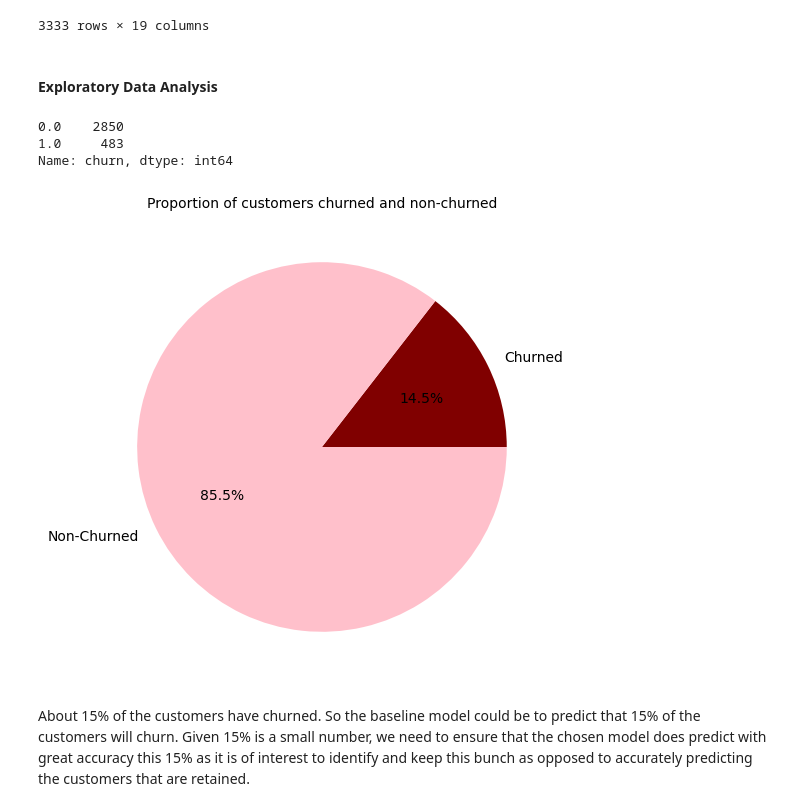
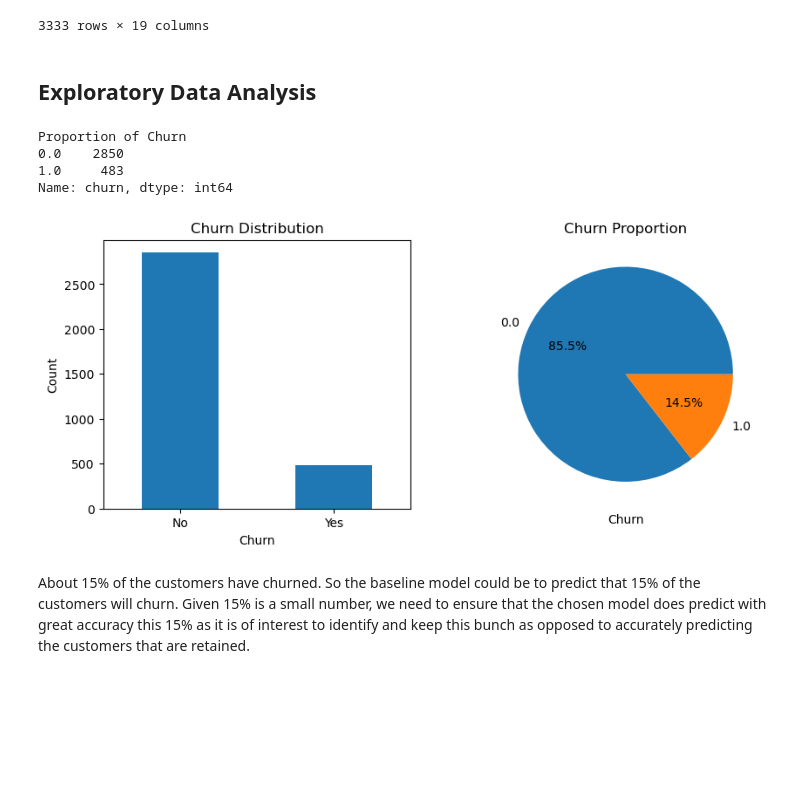
Before and after one commit to Emilly-Njue/Phase3-Project, a Jupyter notebook: customer_churn.ipynb, the cells around one changed output. Saved outputs shown, nothing was run; the diff lists cells and outputs as text; code cells hidden in the pictures; blank space fills up the shorter version.

```diff
--- a/customer_churn.ipynb
+++ b/customer_churn.ipynb
@@ -223,26 +234,13 @@ data
 | 3332 | TN | 415 | 0.0 | 1.0 | 25 | 234.4 | ... |
 3333 rows × 19 columns
 # %% [markdown]
-#### Exploratory Data Analysis
+## Exploratory Data Analysis
-# %%
-data['churn'].value_counts()
-# %% [output]
-0.0    2850
-1.0     483
-Name: churn, dtype: int64
-# %%
-import matplotlib.pyplot as plt
-%matplotlib inline
-import seaborn as sns
-
-
-labels = 'Churned', 'Non-Churned'
-sizes = [data.churn[data['churn']==1].count(), data.churn[data['churn']==0].count()]
-colors = ['maroon', 'pink']
-
-fig1, ax = plt.subplots(figsize=(8, 6))
-ax.pie(sizes, labels=labels, autopct='%1.1f%%', colors=colors)
-plt.title("Proportion of customers churned and non-churned", size = 10)
-plt.show()
-# %% [output]
-[figure, removed]
+# %%
+# Check amounts of '0' and '1' in column 'Churn'
+print("Proportion of Churn")
+print(data["churn"].value_counts())
+# %% [output]
+Proportion of Churn
+0.0    2850
+1.0     483
+Name: churn, dtype: int64
@@ -249,2 +251,23 @@ plt.show()
+# %%
+fig, (ax_bar, ax_pie) = plt.subplots(nrows=1, ncols=2, figsize=(10, 4))
+
+#Bar Chart for churn
+churn_counts = data['churn'].value_counts()
+
+churn_counts.plot(kind='bar', ax=ax_bar)
+ax_bar.set_xlabel('Churn')
+ax_bar.set_ylabel('Count')
+ax_bar.set_xticklabels(['No', 'Yes'], rotation='horizontal')
+ax_bar.set_title('Churn Distribution')
+
+#Pie chart for churn
+churn_counts = data['churn'].value_counts()
+ax_pie.pie(churn_counts.values, labels=churn_counts.index, autopct='%1.1f%%')
+ax_pie.set_xlabel('Churn')
+ax_pie.set_title('Churn Proportion')
+
+plt.show()
+# %% [output]
+[figure, added]
 # %% [markdown]
 About 15% of the customers have churned. So the baseline model could be to predict that 15% of the customers will churn. Given 15% is a small number, we need to ensure that the chosen model does predict with great accuracy this 15% as it is of interest to identify and keep this bunch as opposed to accurately predicting the customers that are retained.
```
Also changed, not shown: parts of 18 cells of this notebook.
